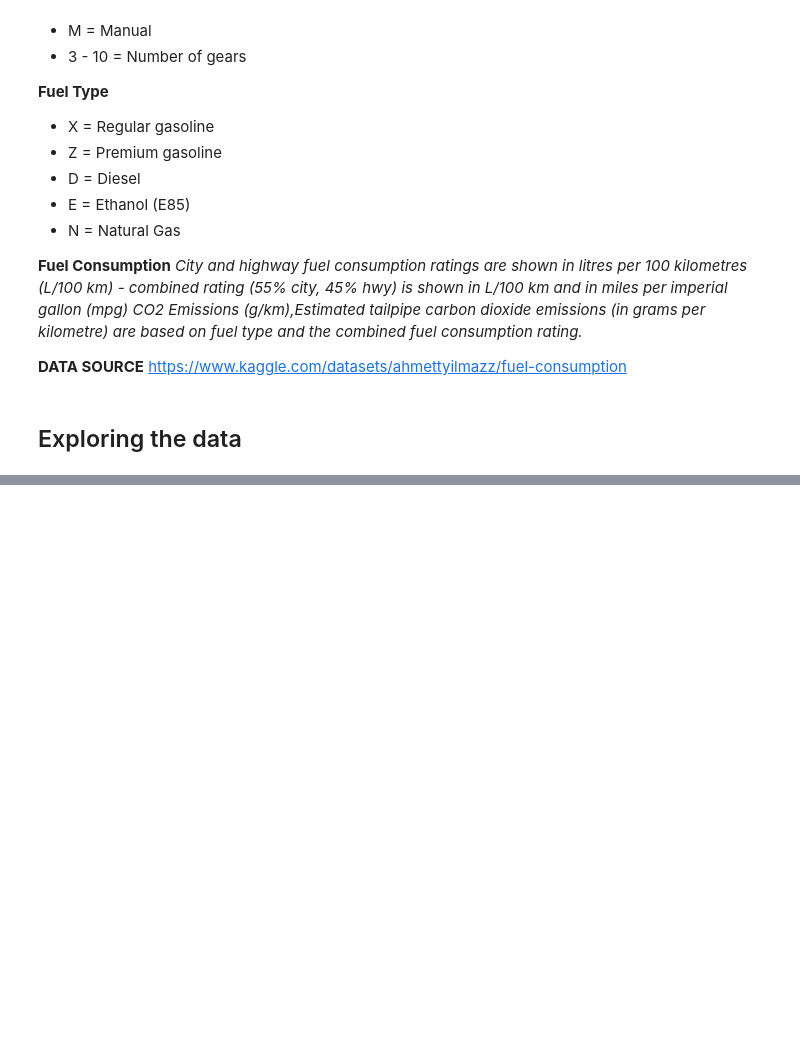
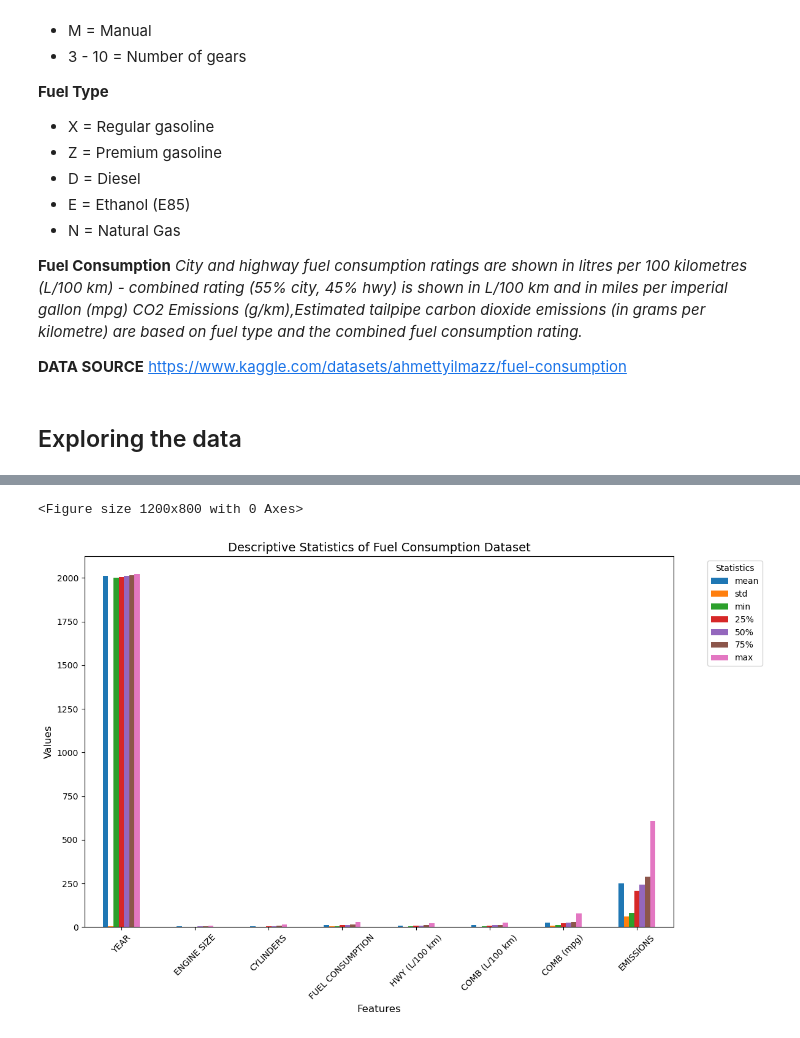
Before and after one commit to WambuiMunene/Phase2-Project_Group-4, a Jupyter notebook: Notebooks/Louis.ipynb, the cells around one changed output, grey strips where cells are left out. Saved outputs shown, nothing was run; the diff lists cells and outputs as text; code cells hidden in the pictures; blank space fills up the shorter version.

```diff
--- a/Notebooks/Louis.ipynb
+++ b/Notebooks/Louis.ipynb
@@ -62,5 +60,5 @@ The history saving thread hit an unexpected error (OperationalError('unable to o
 # %%
 # Load the data
-df = pd.read_csv("Fuel_Consumption_2000_2022.csv")
+df = pd.read_csv("../Data/Fuel_Consumption_2000_2022.csv")
 df.head()
 # %% [output]
@@ -67,0 +124,25 @@ NameError: name 'pd' is not defined
+# %%
+# Generate descriptive statistics
+df_stats = df.describe()
+
+# Transpose the DataFrame so that each feature is a row and each statistic is a column
+df_stats = df_stats.T
+
+# Select specific statistics to plot
+stats_to_plot = ['mean', 'std', 'min', '25%', '50%', '75%', 'max']
+
+# Plot selected statistics for each feature
+plt.figure(figsize=(12, 8))
+df_stats[stats_to_plot].plot(kind='bar', figsize=(12, 8))
+plt.title('Descriptive Statistics of Fuel Consumption Dataset', fontsize=14)
+plt.ylabel('Values', fontsize=12)
+plt.xlabel('Features', fontsize=12)
+plt.xticks(rotation=45)
+plt.legend(title='Statistics', bbox_to_anchor=(1.05, 1), loc='upper left')
+plt.tight_layout()
+
+# Show plot
+plt.show()
+# %% [output]
+<Figure size 1200x800 with 0 Axes>
+[figure, added]
```
Also changed, not shown: parts of 4 cells of this notebook, 1 other file.
